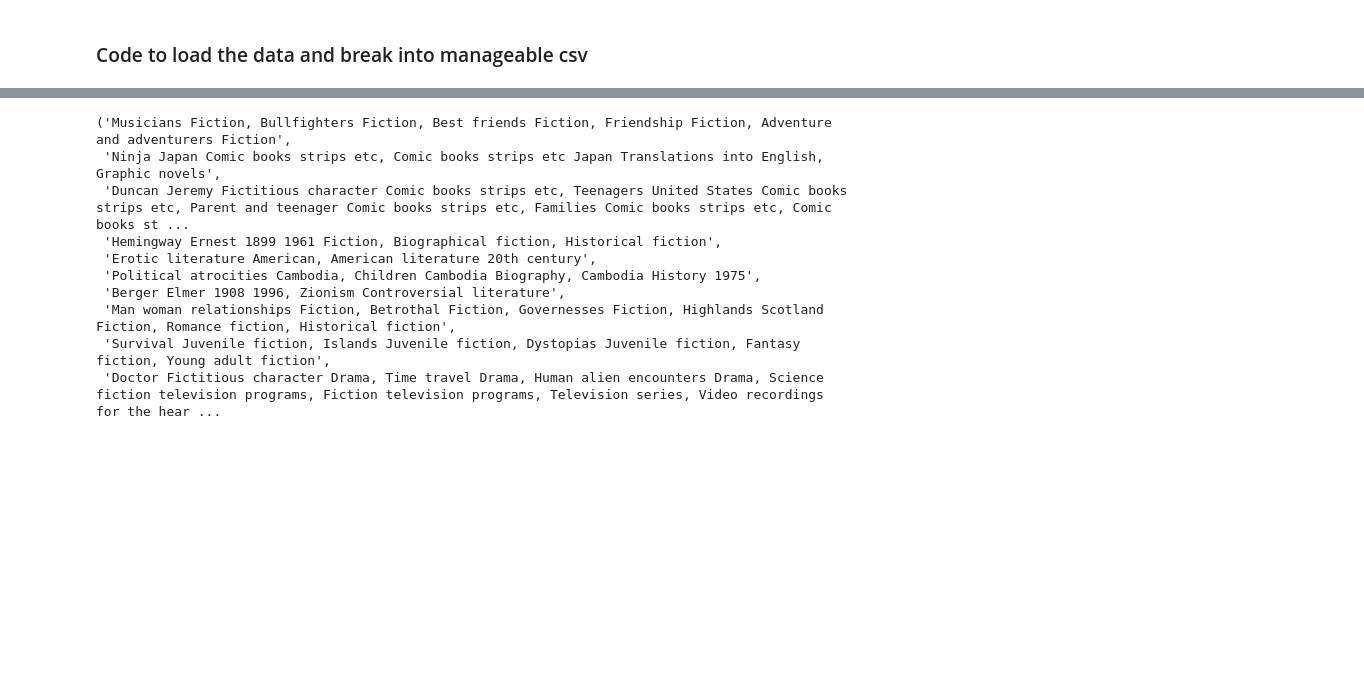
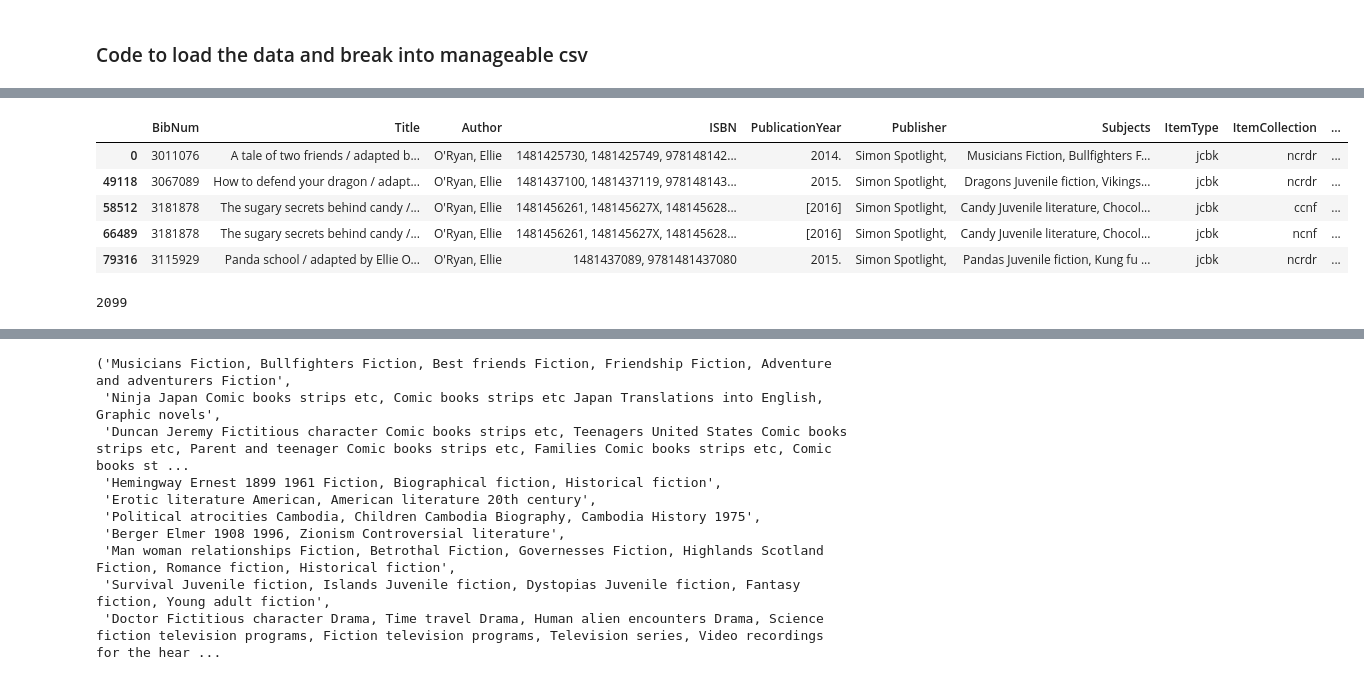
Before and after one commit to mnoro/101.-Udemy-Scalable-Data-Analysis-with-Dask, a Jupyter notebook: -Scalable-Data-Analysis-in-Python-with-Dask-master/Section 4/Analyzing dataset.ipynb, the cells around one changed output, grey strips where cells are left out. Saved outputs shown, nothing was run; the diff lists cells and outputs as text; code cells hidden in the pictures; blank space fills up the shorter version.

```diff
--- a/-Scalable-Data-Analysis-in-Python-with-Dask-master/Section 4/Analyzing dataset.ipynb
+++ b/-Scalable-Data-Analysis-in-Python-with-Dask-master/Section 4/Analyzing dataset.ipynb
@@ -45,6 +45,20 @@ library_df.head(n=100)
 | 98 | 2900921 | Al Capone does my homework / Genn... | Choldenko, Gennifer, 1957- | 0803734727, 9780803734722 | c2013. | Dial Books for Young Readers, | United States Penitentiary Alcatr... | jcbk | ccfic | ... |
 | 99 | 3164326 | Strawberry Shortcake. Berry bake ... | NaN | NaN | [2015] | 20th Century Fox Home Entertainment, | Strawberry Shortcake Fictitious c... | jcdvd | ncdvd | ... |
 100 rows × 13 columns
+# %%
+# Example of filter
+library_df[library_df['Author']=="O'Ryan, Ellie"].head()
+# %% [output]
+|  | BibNum | Title | Author | ISBN | PublicationYear | Publisher | Subjects | ItemType | ItemCollection | ... |
+| 0 | 3011076 | A tale of two friends / adapted b... | O'Ryan, Ellie | 1481425730, 1481425749, 978148142... | 2014. | Simon Spotlight, | Musicians Fiction, Bullfighters F... | jcbk | ncrdr | ... |
+| 49118 | 3067089 | How to defend your dragon / adapt... | O'Ryan, Ellie | 1481437100, 1481437119, 978148143... | 2015. | Simon Spotlight, | Dragons Juvenile fiction, Vikings... | jcbk | ncrdr | ... |
+| 58512 | 3181878 | The sugary secrets behind candy /... | O'Ryan, Ellie | 1481456261, 148145627X, 148145628... | [2016] | Simon Spotlight, | Candy Juvenile literature, Chocol... | jcbk | ccnf | ... |
+| 66489 | 3181878 | The sugary secrets behind candy /... | O'Ryan, Ellie | 1481456261, 148145627X, 148145628... | [2016] | Simon Spotlight, | Candy Juvenile literature, Chocol... | jcbk | ncnf | ... |
+| 79316 | 3115929 | Panda school / adapted by Ellie O... | O'Ryan, Ellie | 1481437089, 9781481437080 | 2015. | Simon Spotlight, | Pandas Juvenile fiction, Kung fu ... | jcbk | ncrdr | ... |
+# %%
+len(library_df[library_df['Author']=="O'Ryan, Ellie"])
+# %% [output]
+2099
 # %%
 import re
 
```
Also changed, not shown: parts of 12 cells of this notebook, 8 other files.
